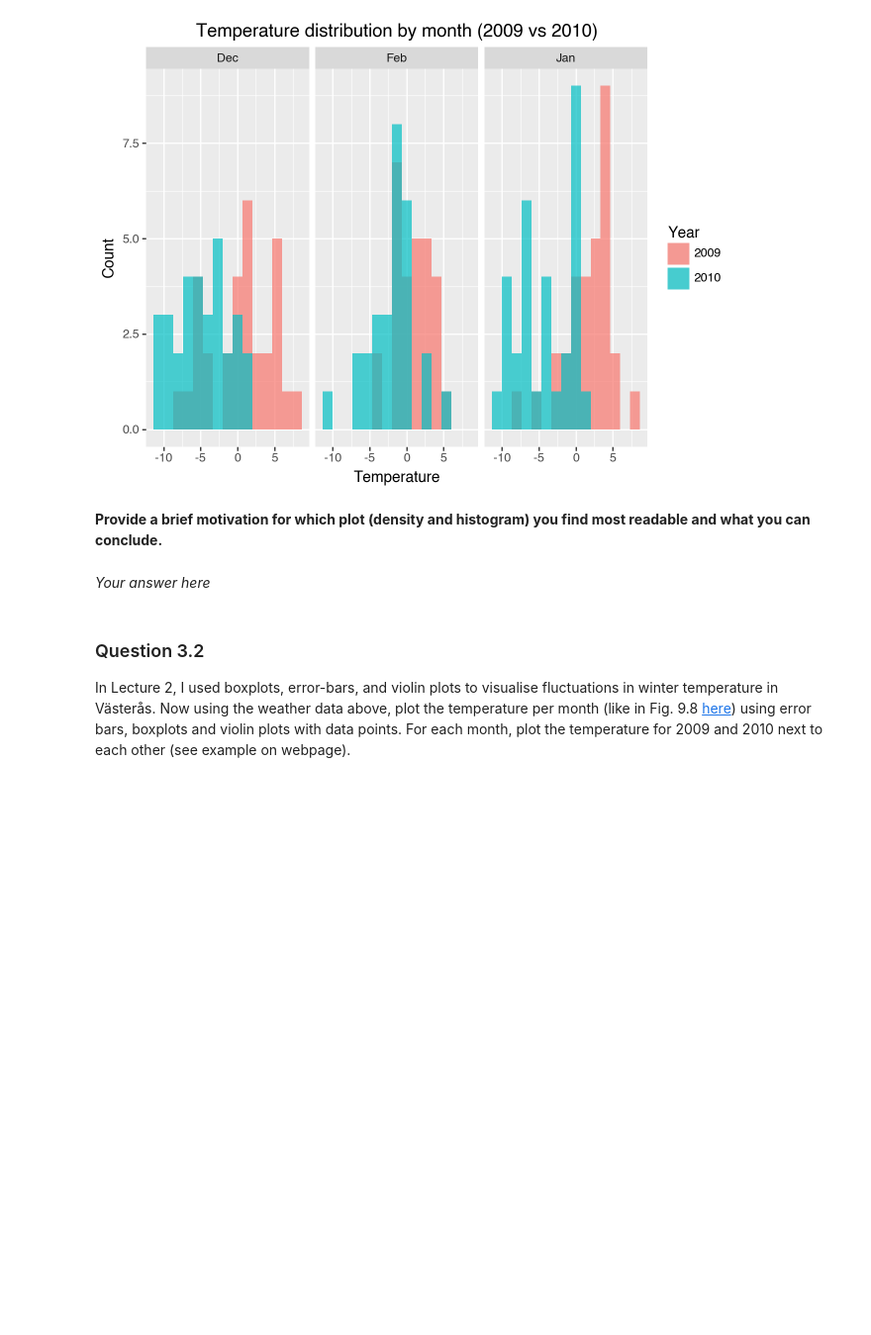
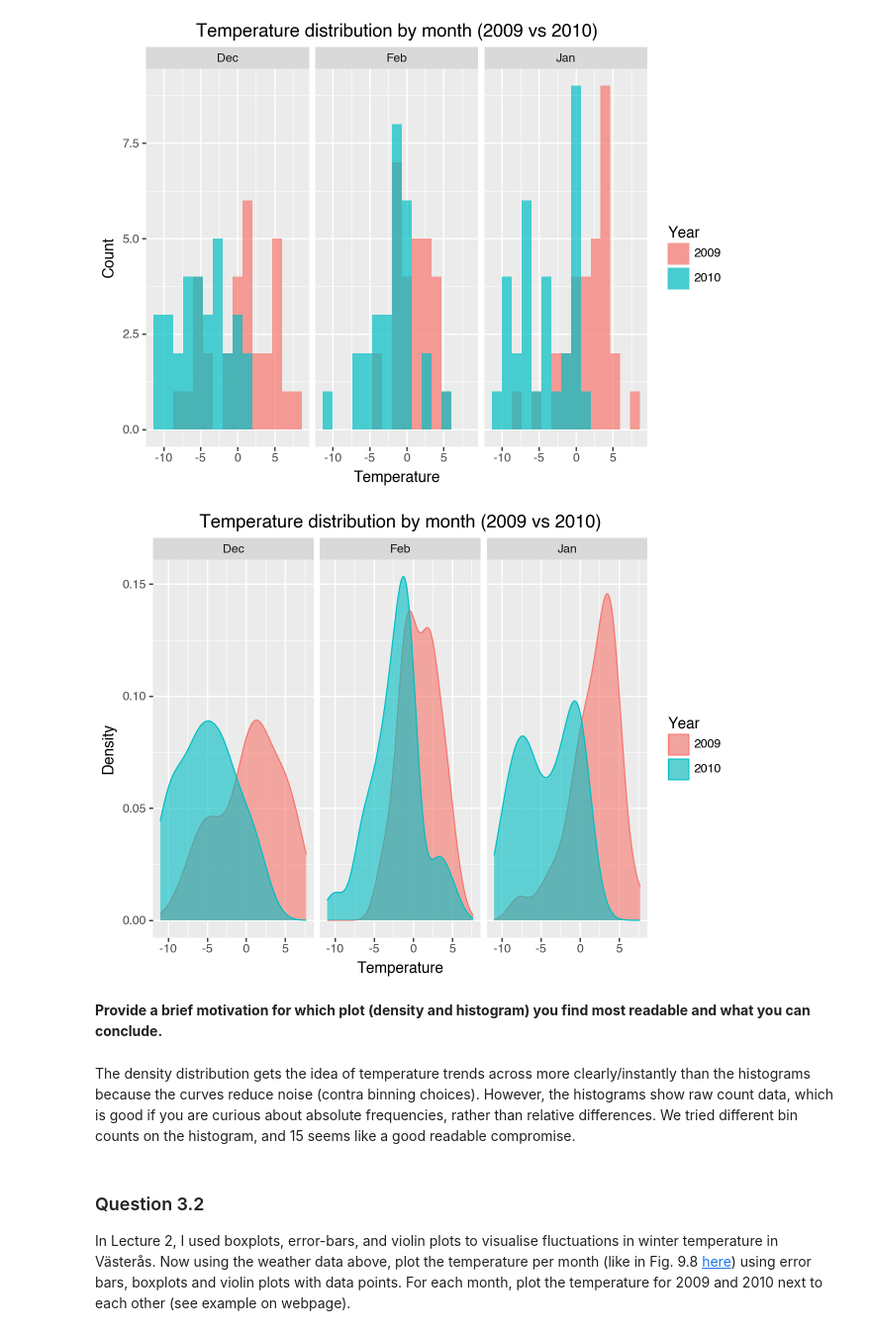
Before and after one commit to Salabud/MVE080-grp10, a Jupyter notebook: Homework1_2025.ipynb, the cells around one changed output. Shown at 99% size. Drawn from its saved outputs; the diff is of its cells as text; code cells hidden in the pictures; blank space fills up the shorter version.

Commit message:
Add month-temperature density plot and motivation

```diff
--- a/Homework1_2025.ipynb
+++ b/Homework1_2025.ipynb
@@ -173,12 +173,21 @@ ggplot(filtered_weather, aes(x="Temperature", fill="Year"))
 [figure]
 # %%
 # Insert code here for density plot
-
+(
+ggplot(filtered_weather, aes(x="Temperature", color="Year", fill="Year"))
++ geom_density(alpha=0.6)
++ facet_wrap("~month")
++ labs(title = "Temperature distribution by month (2009 vs 2010)",
+       x = "Temperature",
+       y = "Density")
+)
 # Remember to print the visual
+# %% [output]
+[figure, added]
 # %% [markdown]
 **Provide a brief motivation for which plot (density and histogram) you find most readable and what you can conclude.**
-# %% [markdown]
-_Your answer here_
+# %% [markdown]
+The density distribution gets the idea of temperature trends across more clearly/instantly than the histograms because the curves reduce noise (contra binning choices). However, the histograms show raw count data, which is good if you are curious about absolute frequencies, rather than relative differences. We tried different bin counts on the histogram, and 15 seems like a good readable compromise.
 # %% [markdown]
 ### Question 3.2
 
```
